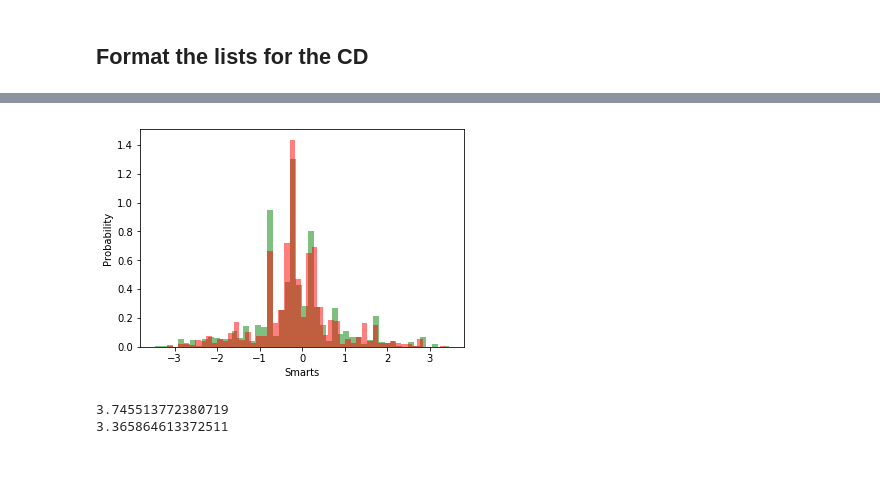
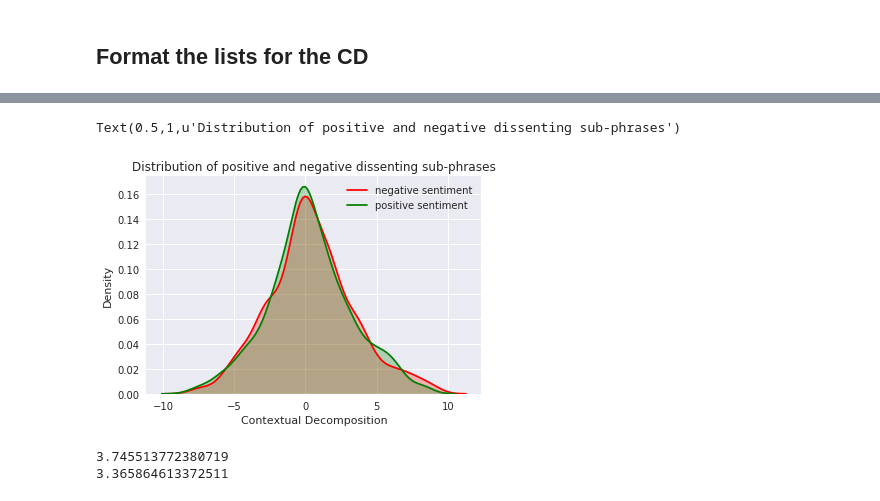
Before and after one commit to mgrenander/Reproducing-murdoch-cd, a Jupyter notebook: subphraseDecompositionSST.ipynb, the cells around one changed output, grey strips where cells are left out. Saved outputs shown, nothing was run; the diff lists cells and outputs as text; code cells hidden in the pictures; blank space fills up the shorter version.

Commit message:
Plot of dissenting subphrases

```diff
--- a/subphraseDecompositionSST.ipynb
+++ b/subphraseDecompositionSST.ipynb
@@ -87,3 +87,5 @@ def format_indices(ls):
             idx_tups += rolling_window(np_phrase, np_sub)
         formatted_ls.append((phrase, idx_tups))
     return formatted_ls
+# %%
+plsR, nlsR = parseTrees(train)
@@ -90,7 +107,6 @@ def format_indices(ls):
 # %%
-pls, nls = parseTrees(train)
-pls = format_indices(pls)
-nls = format_indices(nls)
+pls = format_indices(plsR)
+nls = format_indices(nlsR)
 # %%
 # Input: list of phrase and corresponding subphrases
 #        label of list: positive or negative phrases (with opposite sentiment subphrases)
@@ -99,9 +115,21 @@ def findSubphraseScores(ls, label, model):
     output = []
     for phrase, subIndexList in ls:
         for start,stop in subIndexList:
-            e = CDAuthor(phrase, model, start, stop)
-            output.append(e[0]-e[1])
+            e = CD(phrase, model, start, stop)
+            output.append(e[0][0]-e[0][1])
     return output
+
+def findSubphraseScoresNoSubtraction(ls, label, model):
+    output = []
+    for phrase, subIndexList in ls:
+        for start,stop in subIndexList:
+            e = CD(phrase, model, start, stop)
+            if label == 'positive':
+                output.append(e[0][0])
+
+            elif label == 'negative':
+                output.append(e[0][1])
+    return output
 # %%
 plsScores = findSubphraseScores(pls, 'positive', model)
 nlsScores = findSubphraseScores(nls, 'negative', model)
@@ -253,23 +136,13 @@ for c,d in nlsScores:
-# %%
-
-import numpy as np
-import matplotlib.pyplot as plt
-
-fig = plt.figure()
-
-num_bins = 50
-# the histogram of the data
-n, bins, patches = plt.hist(A, num_bins, normed=1, facecolor='green', alpha=0.5)
-n, bins, patches = plt.hist(B, num_bins, normed=1, facecolor='red', alpha=0.5)
-# add a 'best fit' line
-
-plt.xlabel('Smarts')
-plt.ylabel('Probability')
-
-# Tweak spacing to prevent clipping of ylabel
-plt.subplots_adjust(left=0.15)
-# %% [output]
-[figure, removed]
+# %%
+import seaborn as sns
+ax = sns.distplot(nlsScores, hist=False, color="red", kde_kws={"shade":True}, label="negative sentiment");
+ax = sns.distplot(plsScores, hist=False, color="green", kde_kws={"shade":True}, label="positive sentiment");
+
+ax.set(xlabel='Contextual Decomposition', ylabel='Density')
+ax.set_title("Distribution of positive and negative dissenting sub-phrases")
+# %% [output]
+Text(0.5,1,u'Distribution of positive and negative dissenting sub-phrases')
+[figure, added]
 # %%
 x = inputs.numericalize([["A"], ["painfully"], ["funny"], ["ode"], ["to"], ["bad"], ["behaviour"], ["."]], device=-1, train=False)
 y = inputs.numericalize([["A"], ["bad"], ["movie"], ["."]], device=-1, train=False)
```
Also changed, not shown: parts of 6 cells of this notebook.
